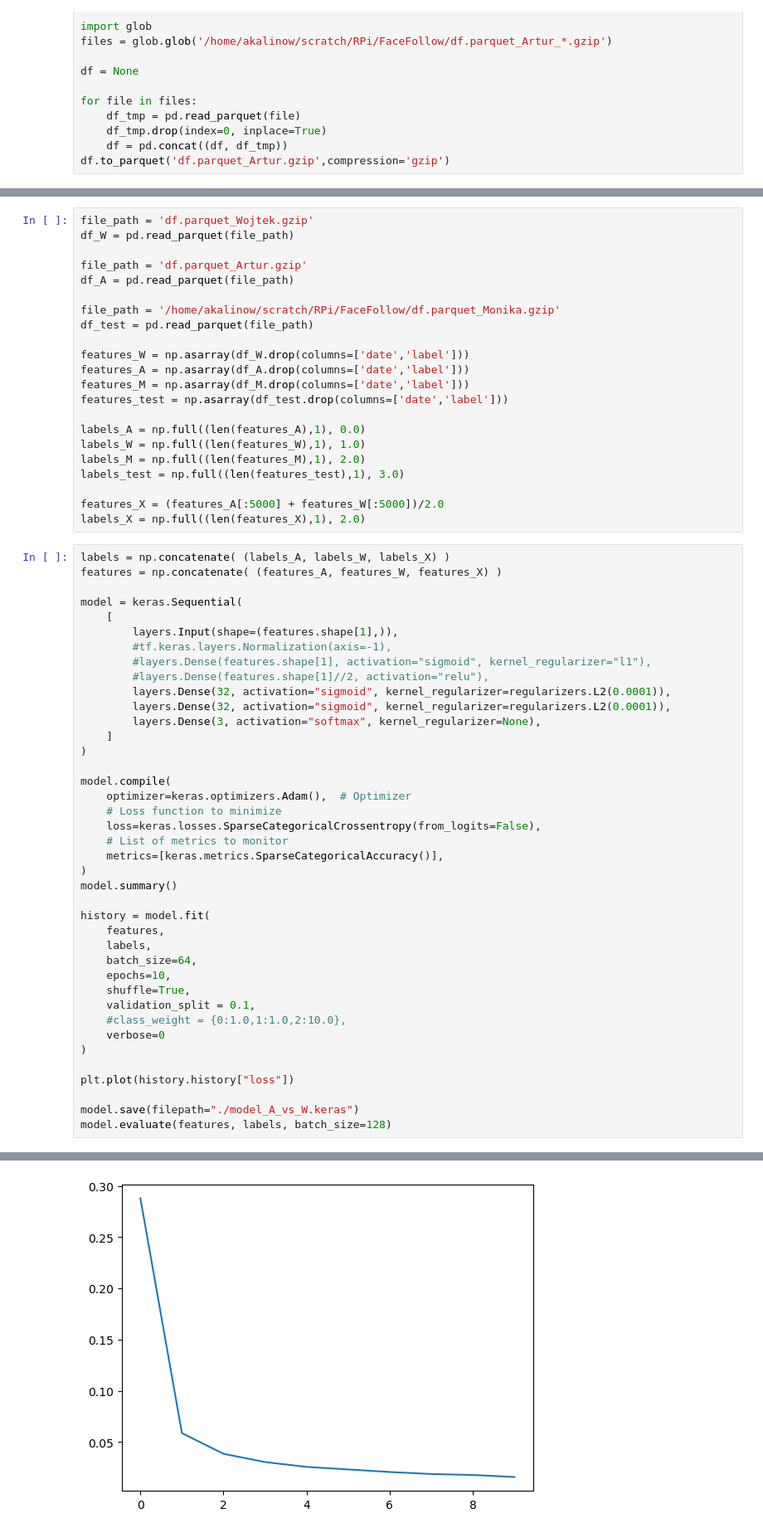
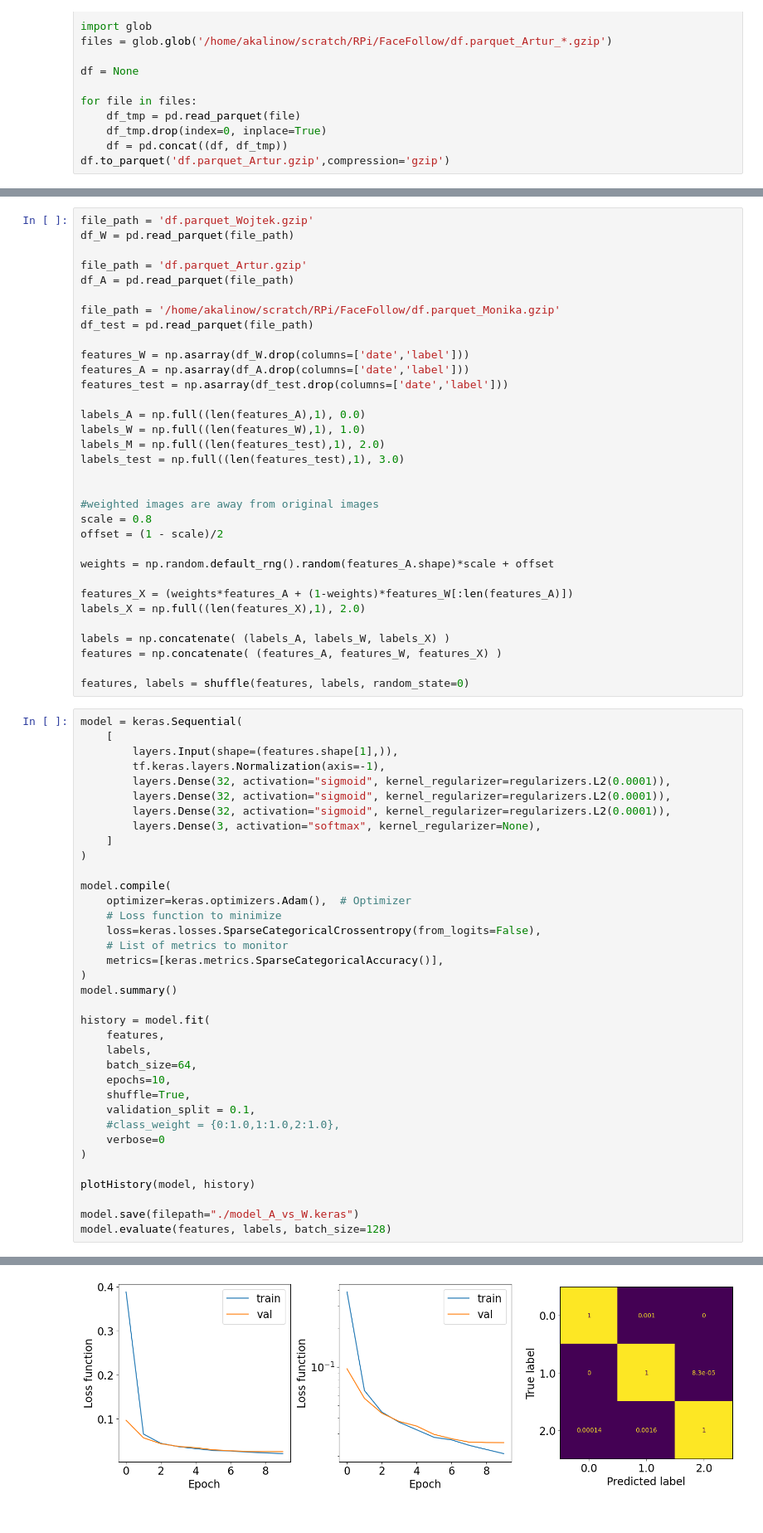
Before and after one commit to akalinow/RPi, a Jupyter notebook: FaceRecognition/FaceRecognition.ipynb, the cells around one changed output, grey strips where cells are left out. Shown: that part at 83% size. Cells and saved outputs as stored; diff of their text form.

```diff
--- a/FaceRecognition/FaceRecognition.ipynb
+++ b/FaceRecognition/FaceRecognition.ipynb
@@ -74,26 +114,33 @@ df_test = pd.read_parquet(file_path)
 
 features_W = np.asarray(df_W.drop(columns=['date','label']))
 features_A = np.asarray(df_A.drop(columns=['date','label']))
-features_M = np.asarray(df_M.drop(columns=['date','label']))
 features_test = np.asarray(df_test.drop(columns=['date','label']))
 
 labels_A = np.full((len(features_A),1), 0.0)
 labels_W = np.full((len(features_W),1), 1.0)
-labels_M = np.full((len(features_M),1), 2.0)
+labels_M = np.full((len(features_test),1), 2.0)
 labels_test = np.full((len(features_test),1), 3.0)
 
-features_X = (features_A[:5000] + features_W[:5000])/2.0
+
+#weighted images are away from original images
+scale = 0.8
+offset = (1 - scale)/2
+
+weights = np.random.default_rng().random(features_A.shape)*scale + offset
+
+features_X = (weights*features_A + (1-weights)*features_W[:len(features_A)])
 labels_X = np.full((len(features_X),1), 2.0)
+
+labels = np.concatenate( (labels_A, labels_W, labels_X) )
+features = np.concatenate( (features_A, features_W, features_X) )
+
+features, labels = shuffle(features, labels, random_state=0)
 # %%
-labels = np.concatenate( (labels_A, labels_W, labels_X) )
-features = np.concatenate( (features_A, features_W, features_X) )
-
 model = keras.Sequential(
     [
         layers.Input(shape=(features.shape[1],)),
-        #tf.keras.layers.Normalization(axis=-1),
-        #layers.Dense(features.shape[1], activation="sigmoid", kernel_regularizer="l1"),
-        #layers.Dense(features.shape[1]//2, activation="relu"),
+        tf.keras.layers.Normalization(axis=-1),
+        layers.Dense(32, activation="sigmoid", kernel_regularizer=regularizers.L2(0.0001)),
         layers.Dense(32, activation="sigmoid", kernel_regularizer=regularizers.L2(0.0001)),
         layers.Dense(32, activation="sigmoid", kernel_regularizer=regularizers.L2(0.0001)),
         layers.Dense(3, activation="softmax", kernel_regularizer=None),
@@ -116,11 +163,11 @@ history = model.fit(
     epochs=10,
     shuffle=True,
     validation_split = 0.1,
-    #class_weight = {0:1.0,1:1.0,2:10.0},
+    #class_weight = {0:1.0,1:1.0,2:1.0},
     verbose=0
 )
 
-plt.plot(history.history["loss"])
+plotHistory(model, history)
 
 model.save(filepath="./model_A_vs_W.keras")
 model.evaluate(features, labels, batch_size=128)
@@ -143,4 +196,4 @@ Model: "sequential_12"
-[figure, old version]
+[figure, new version]
 # %%
 model = keras.saving.load_model("model_A_vs_W.keras")
 
```
Also changed, not shown: parts of 8 cells of this notebook, 3 other files.
